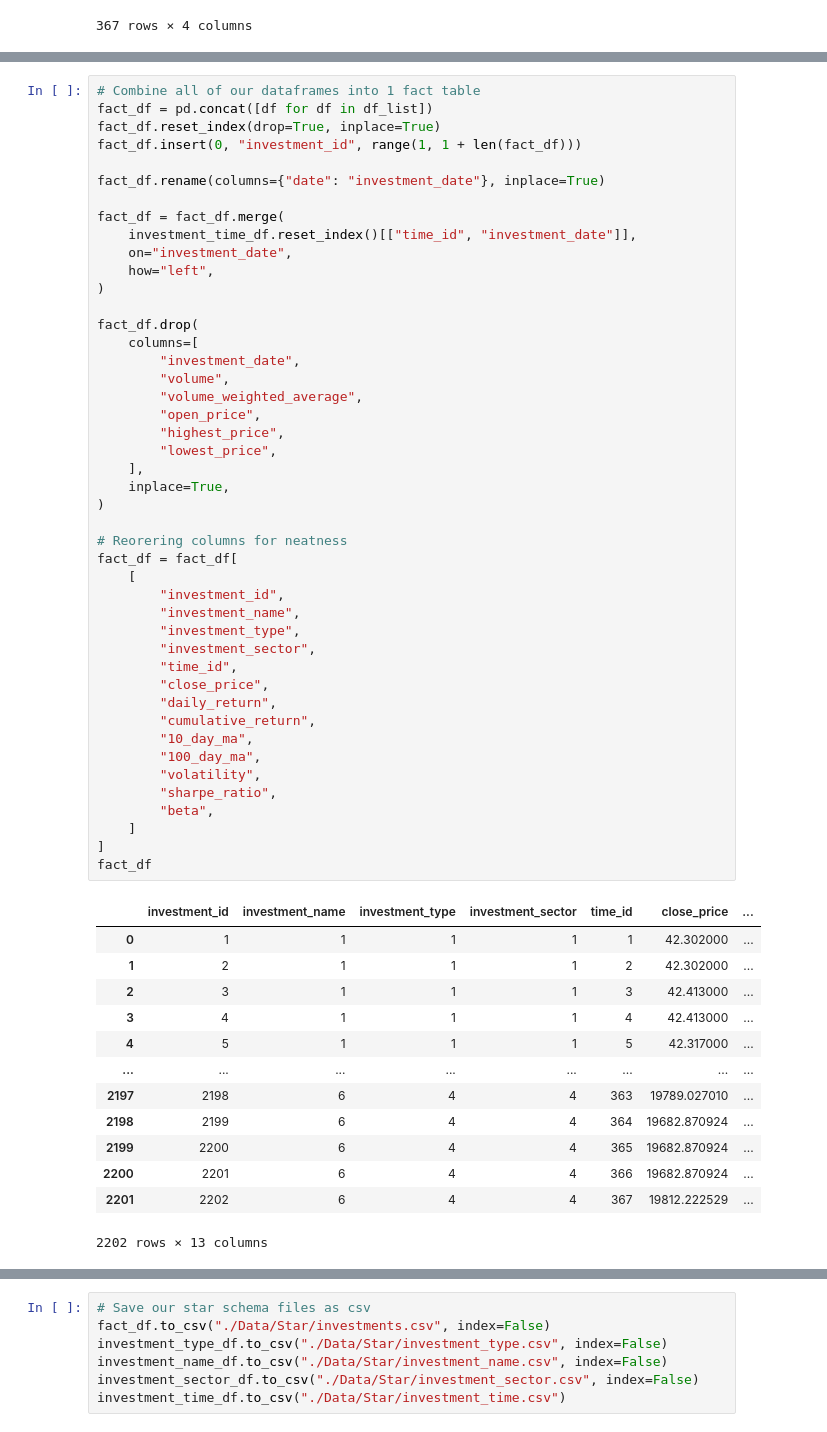
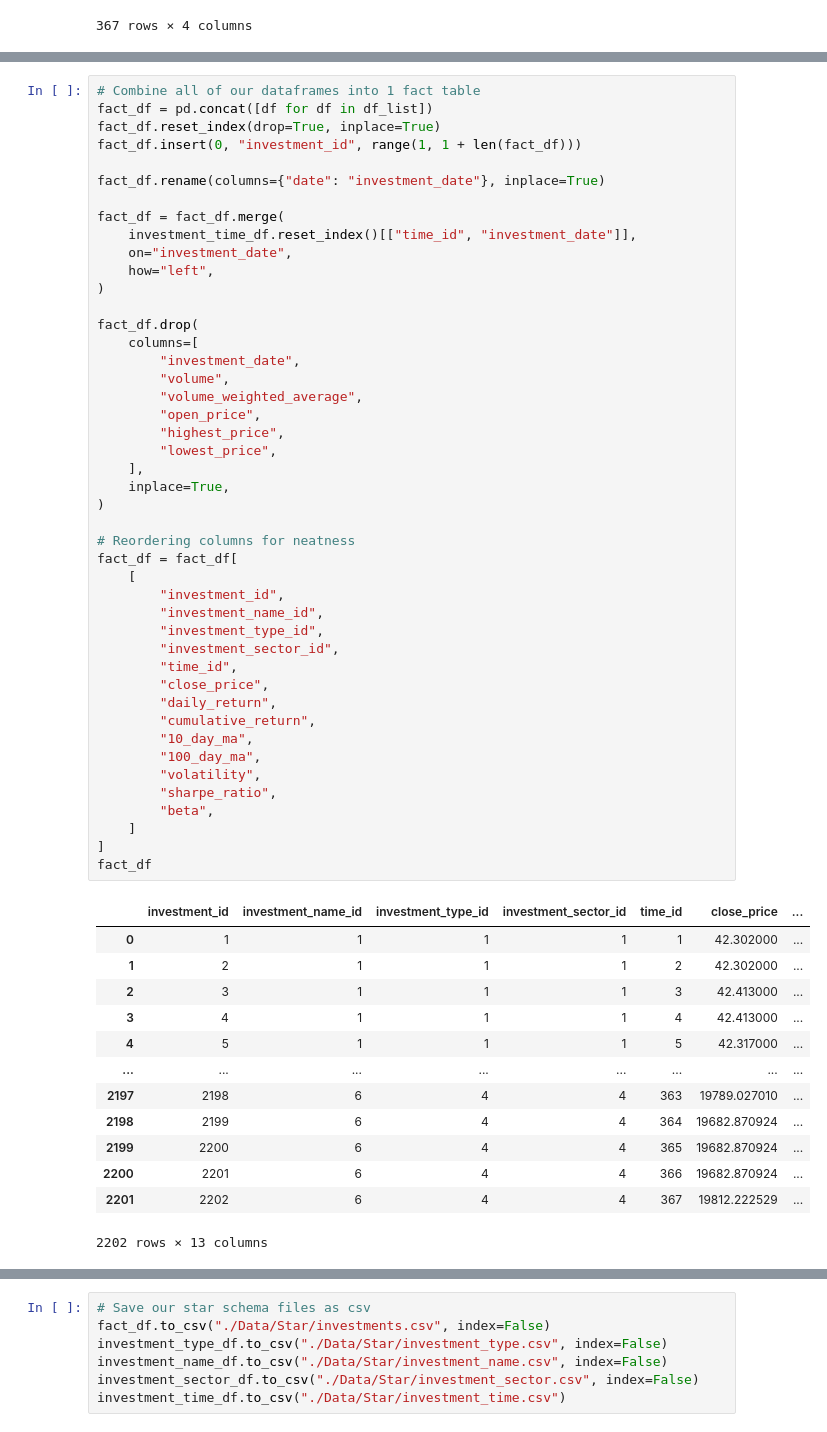
Before and after one commit to jvo1563/Skillstorm-Assignments, a Jupyter notebook: ProjectOne/Investment.ipynb, the cells around one changed output, grey strips where cells are left out. Cells and saved outputs as stored; diff of their text form.

```diff
--- a/ProjectOne/Investment.ipynb
+++ b/ProjectOne/Investment.ipynb
@@ -428,38 +434,38 @@ fact_df = fact_df.merge(
 )
 
 fact_df.drop(
     columns=[
         "investment_date",
         "volume",
         "volume_weighted_average",
         "open_price",
         "highest_price",
         "lowest_price",
     ],
     inplace=True,
 )
 
-# Reorering columns for neatness
+# Reordering columns for neatness
 fact_df = fact_df[
     [
         "investment_id",
-        "investment_name",
-        "investment_type",
-        "investment_sector",
+        "investment_name_id",
+        "investment_type_id",
+        "investment_sector_id",
         "time_id",
         "close_price",
         "daily_return",
         "cumulative_return",
         "10_day_ma",
         "100_day_ma",
         "volatility",
         "sharpe_ratio",
         "beta",
     ]
 ]
 fact_df
 # %% [output]
-|  | investment_id | investment_name | investment_type | investment_sector | time_id | close_price | ... |
+|  | investment_id | investment_name_id | investment_type_id | investment_sector_id | time_id | close_price | ... |
 | 0 | 1 | 1 | 1 | 1 | 1 | 42.302000 | ... |
 | 1 | 2 | 1 | 1 | 1 | 2 | 42.302000 | ... |
 | 2 | 3 | 1 | 1 | 1 | 3 | 42.413000 | ... |
```
Also changed, not shown: parts of 11 cells of this notebook, 23 other files.
